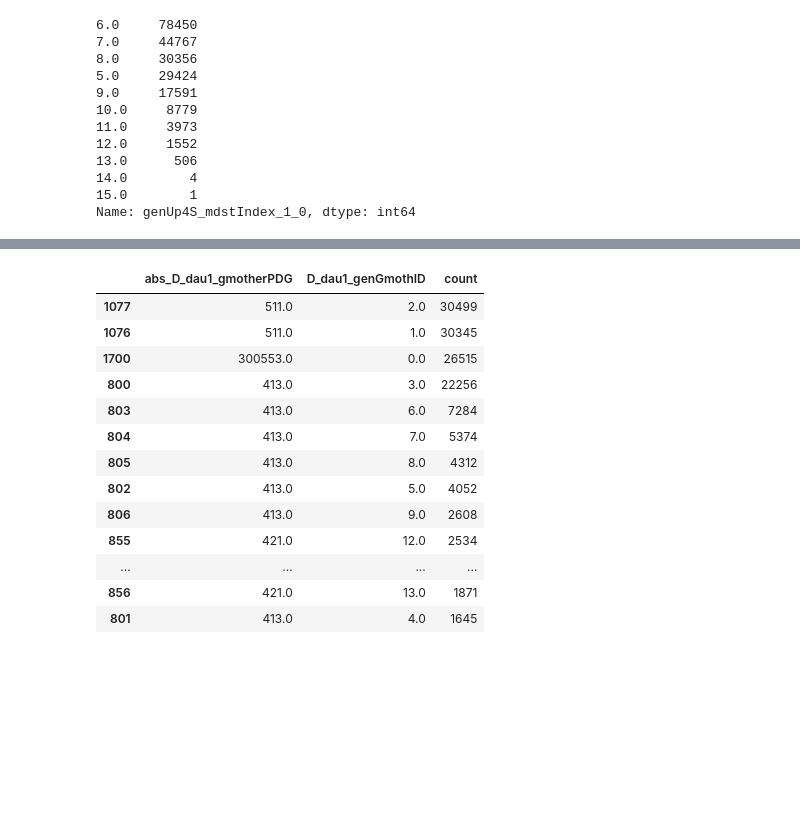
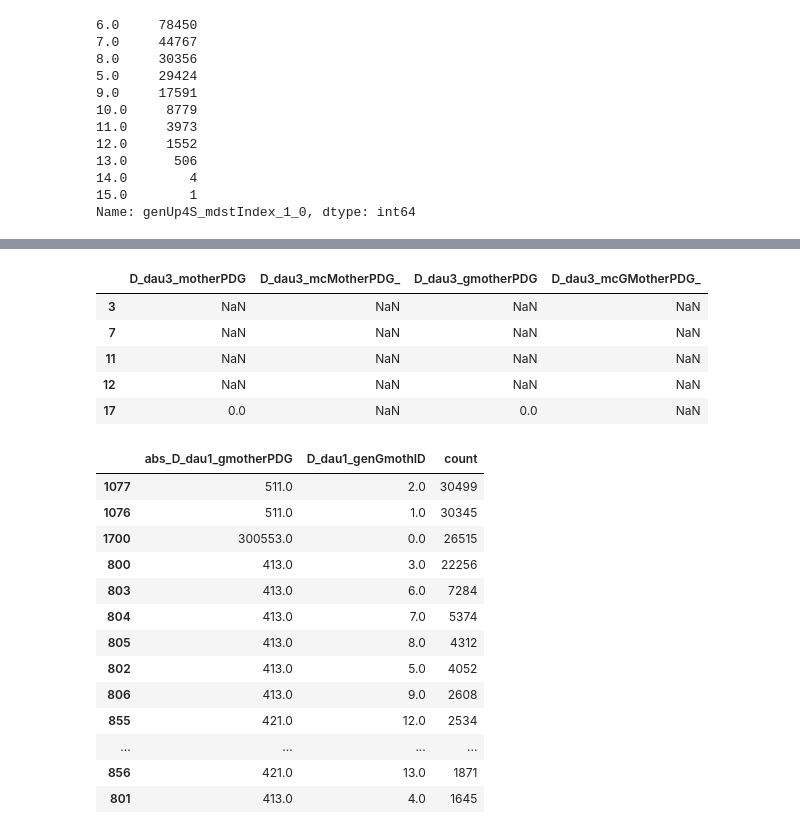
Before and after one commit to axelHeim/MCstudies, a Jupyter notebook: Dstlnu_Bt_generic/recreateGiannasPlot/offlineAnalysis_GiannasPlot.ipynb, the cells around one changed output, grey strips where cells are left out. Saved outputs shown, nothing was run; the diff lists cells and outputs as text; code cells hidden in the pictures; blank space fills up the shorter version.

```diff
--- a/Dstlnu_Bt_generic/recreateGiannasPlot/offlineAnalysis_GiannasPlot.ipynb
+++ b/Dstlnu_Bt_generic/recreateGiannasPlot/offlineAnalysis_GiannasPlot.ipynb
@@ -265,3 +332,16 @@ df["abs_D_dau1_gmotherPDG"] = (df["D_dau1_gmotherPDG"]).abs()
+# %%
+#df[['D_dau0_motherPDG', 'D_dau0_gmotherPDG', 'D_dau1_motherPDG', 'D_dau1_gmotherPDG', 'D_dau2_motherPDG', 'D_dau2_gmotherPDG',  'D_dau3_motherPDG', 'D_dau3_gmotherPDG',  'D_dau4_motherPDG', 'D_dau4_gmotherPDG', 'D_dau4_mcPDG']][:15]
+k=3
+df[df[f'D_dau{k}_gmotherPDG'] != df[f'D_dau{k}_mcGMotherPDG_']][[f'D_dau{k}_motherPDG', f'D_dau{k}_mcMotherPDG_', f'D_dau{k}_gmotherPDG', f'D_dau{k}_mcGMotherPDG_']][:15]
+
+#[df["dau1_isSignal"]==1]
+# %% [output]
+|  | D_dau3_motherPDG | D_dau3_mcMotherPDG_ | D_dau3_gmotherPDG | D_dau3_mcGMotherPDG_ |
+| 3 | NaN | NaN | NaN | NaN |
+| 7 | NaN | NaN | NaN | NaN |
+| 11 | NaN | NaN | NaN | NaN |
+| 12 | NaN | NaN | NaN | NaN |
+| 17 | 0.0 | NaN | 0.0 | NaN |
 # %%
 combis = pd.DataFrame({'count' : df.groupby( ["abs_D_dau1_gmotherPDG","D_dau1_genGmothID"] ).size()}).reset_index()
 combis.sort_values("count", ascending=False)[:20]
```
Also changed, not shown: parts of 5 cells of this notebook.
